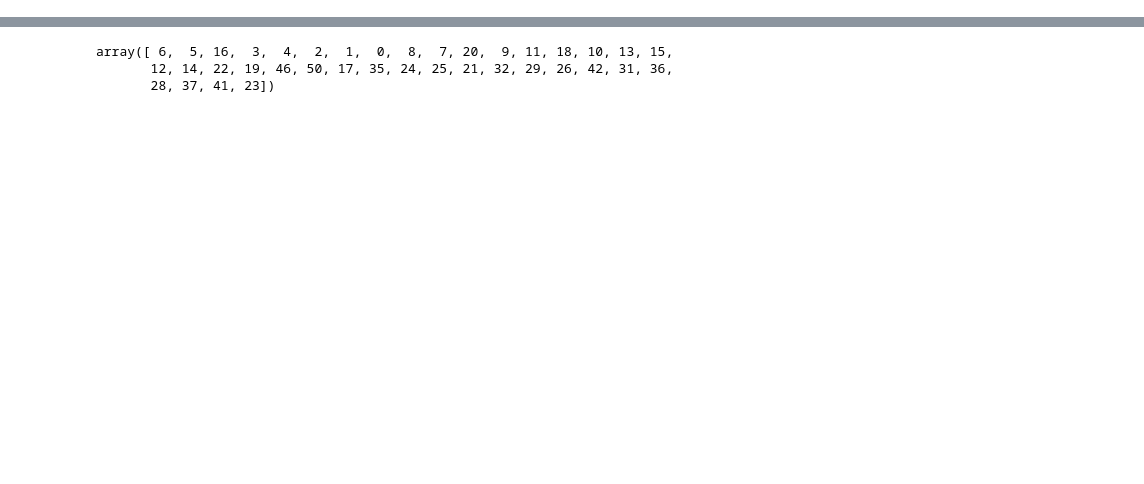
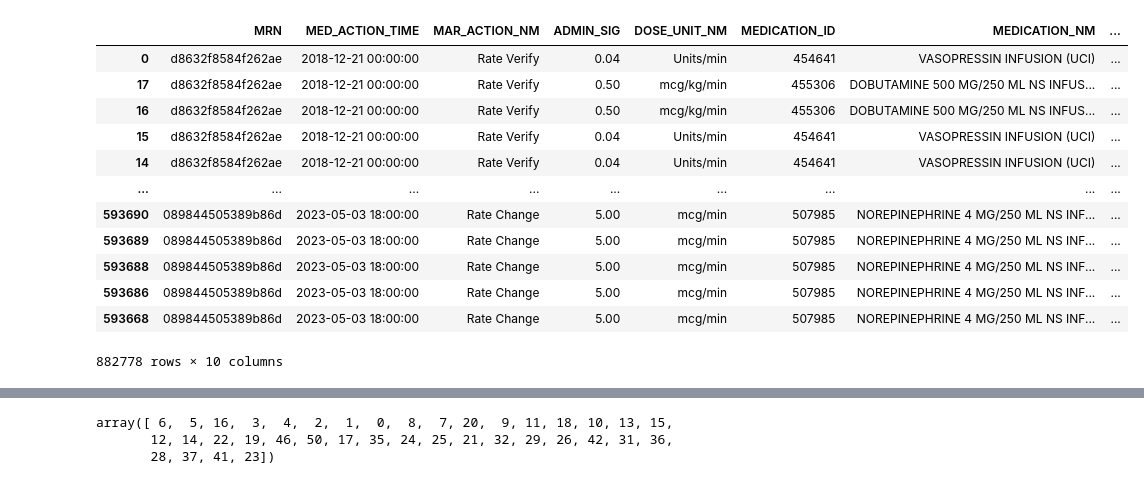
Before and after one commit to Priyankas007/mover_pressors, a Jupyter notebook: pressor_map_mapping_date.ipynb, the cells around one changed output, grey strips where cells are left out. Saved outputs shown, nothing was run; the diff lists cells and outputs as text; code cells hidden in the pictures; blank space fills up the shorter version.

```diff
--- a/pressor_map_mapping.ipynb
+++ b/pressor_map_mapping_date.ipynb
@@ -130,0 +156,16 @@ Name: count, Length: 697, dtype: int64
+# %%
+merged_df_small.sort_values('MED_ACTION_TIME')
+# %% [output]
+|  | MRN | MED_ACTION_TIME | MAR_ACTION_NM | ADMIN_SIG | DOSE_UNIT_NM | MEDICATION_ID | MEDICATION_NM | ... |
+| 0 | d8632f8584f262ae | 2018-12-21 00:00:00 | Rate Verify | 0.04 | Units/min | 454641 | VASOPRESSIN INFUSION (UCI) | ... |
+| 17 | d8632f8584f262ae | 2018-12-21 00:00:00 | Rate Verify | 0.50 | mcg/kg/min | 455306 | DOBUTAMINE 500 MG/250 ML NS INFUS... | ... |
+| 16 | d8632f8584f262ae | 2018-12-21 00:00:00 | Rate Verify | 0.50 | mcg/kg/min | 455306 | DOBUTAMINE 500 MG/250 ML NS INFUS... | ... |
+| 15 | d8632f8584f262ae | 2018-12-21 00:00:00 | Rate Verify | 0.04 | Units/min | 454641 | VASOPRESSIN INFUSION (UCI) | ... |
+| 14 | d8632f8584f262ae | 2018-12-21 00:00:00 | Rate Verify | 0.04 | Units/min | 454641 | VASOPRESSIN INFUSION (UCI) | ... |
+| ... | ... | ... | ... | ... | ... | ... | ... | ... |
+| 593690 | 089844505389b86d | 2023-05-03 18:00:00 | Rate Change | 5.00 | mcg/min | 507985 | NOREPINEPHRINE 4 MG/250 ML NS INF... | ... |
+| 593689 | 089844505389b86d | 2023-05-03 18:00:00 | Rate Change | 5.00 | mcg/min | 507985 | NOREPINEPHRINE 4 MG/250 ML NS INF... | ... |
+| 593688 | 089844505389b86d | 2023-05-03 18:00:00 | Rate Change | 5.00 | mcg/min | 507985 | NOREPINEPHRINE 4 MG/250 ML NS INF... | ... |
+| 593686 | 089844505389b86d | 2023-05-03 18:00:00 | Rate Change | 5.00 | mcg/min | 507985 | NOREPINEPHRINE 4 MG/250 ML NS INF... | ... |
+| 593668 | 089844505389b86d | 2023-05-03 18:00:00 | Rate Change | 5.00 | mcg/min | 507985 | NOREPINEPHRINE 4 MG/250 ML NS INF... | ... |
+882778 rows × 10 columns
```
Also changed, not shown: parts of 42 cells of this notebook, 1 other file.
